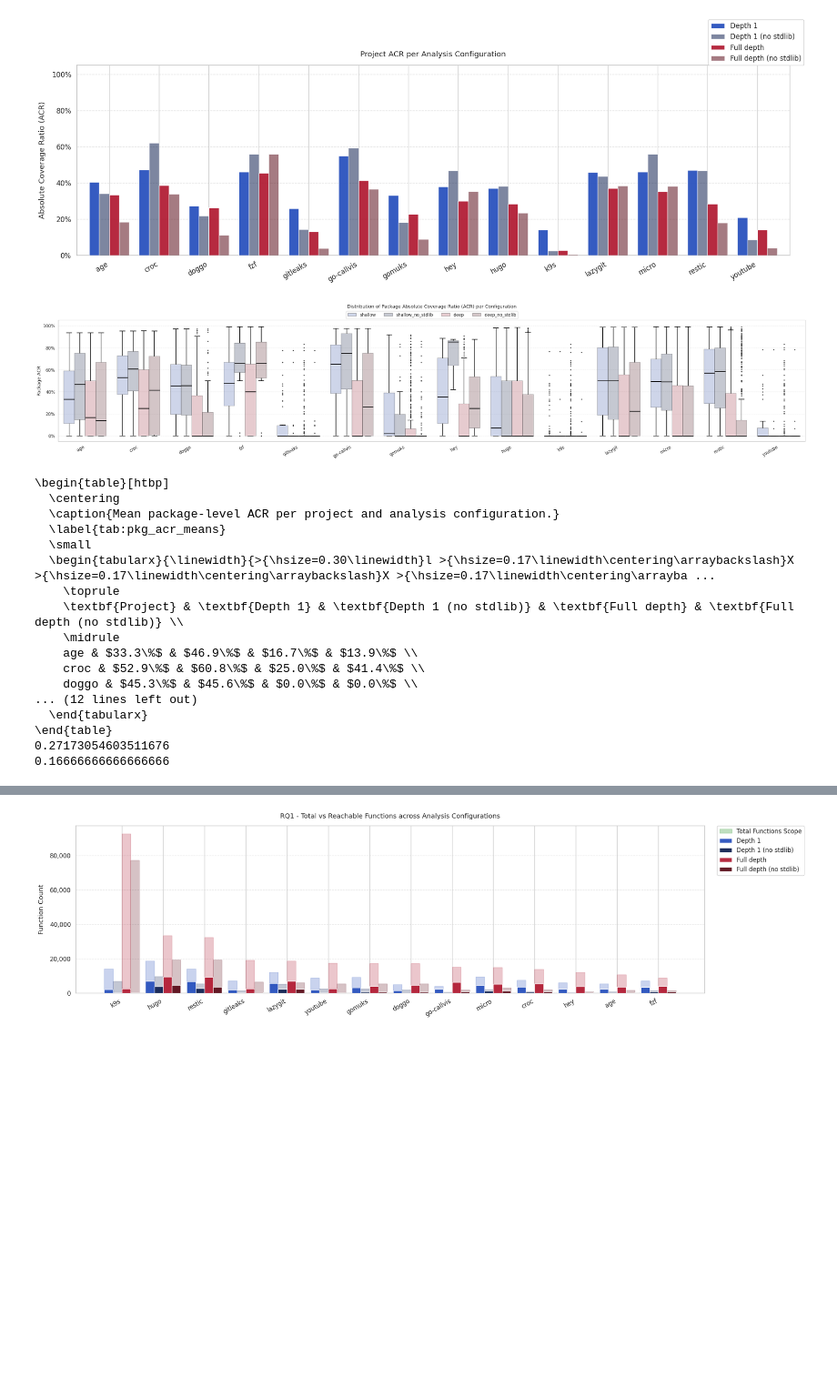
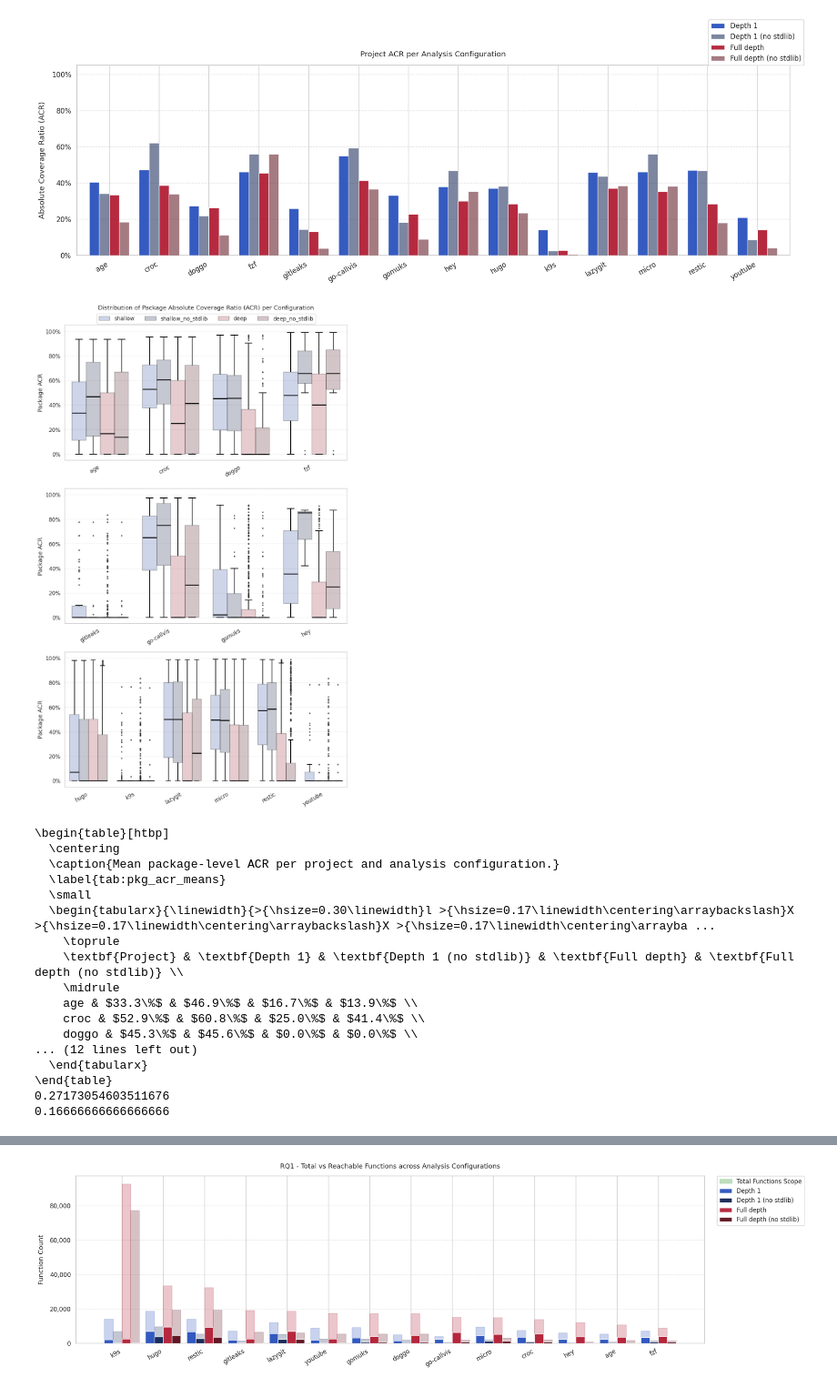
Before and after one commit to KeithFarrugia/go-callstat, a Jupyter notebook: Thesis_result_gatheringFinal.ipynb, the cells around one changed output, grey strips where cells are left out. Shown at 91% size. Drawn from its saved outputs; the diff is of its cells as text; code cells hidden in the pictures; blank space fills up the shorter version.

Commit message:
slight update

```diff
--- a/Thesis_result_gatheringFinal.ipynb
+++ b/Thesis_result_gatheringFinal.ipynb
@@ -526,96 +526,85 @@ import seaborn as sns
 
 
 def plot_package_acr_distribution(pkg_df: pd.DataFrame):
-    """Renders a clean boxplot distribution showing package-level ACR
+    plot_df = pkg_df[pkg_df["func_total"] > 0].copy()
+    projects = sorted(plot_df["project"].unique())
+    third = len(projects) // 3
+    splits = [projects[:third], projects[third:2*third], projects[2*third:]]
 
-    across configurations grouped by project, with a horizontal layout legend up top.
-    """
-    plot_df = pkg_df[pkg_df["func_total"] > 0].copy()
+    fig, axes = plt.subplots(3, 1, figsize=(max(10, third * 2.2), 16))
 
-    n_proj = plot_df["project"].nunique()
-    # Boosted height slightly to 6.5 to give the top legend breathing room below the title
-    fig, ax = plt.subplots(figsize=(max(12, n_proj * 2.2), 6.5))
+    for ax, proj_group in zip(axes, splits):
+        subset = plot_df[plot_df["project"].isin(proj_group)]
+        sns.boxplot(
+            data=subset,
+            x="project",
+            y="acr",
+            hue="case",
+            hue_order=CASE_ORDER,
+            palette=CASE_COLORS,
+            order=proj_group,
+            ax=ax,
+            fliersize=2,
+            linewidth=1.5,
+            boxprops=dict(edgecolor="black", alpha=0.25),
+            whiskerprops=dict(color="black", alpha=1.0),
+            capprops=dict(color="black", alpha=1.0),
+            medianprops=dict(color="black", linewidth=2.0, alpha=1.0),
+        )
+        ax.set_ylabel("Package ACR")
+        ax.set_xlabel("")
+        ax.set_ylim(-0.05, 1.05)
+        ax.yaxis.set_major_formatter(mticker.PercentFormatter(xmax=1))
+        ax.set_xticklabels(proj_group, rotation=30, ha="right")
+        ax.grid(axis="y", linestyle="--", alpha=0.4, zorder=0)
+        ax.get_legend().remove()
 
-    # Render the distribution curves
-    sns.boxplot(
-        data=plot_df,
-        x="project",
-        y="acr",
-        hue="case",
-        hue_order=CASE_ORDER,
-        palette=CASE_COLORS,
-        ax=ax,
-        fliersize=2,
-        linewidth=1.5,
-        boxprops=dict(edgecolor="black", alpha=0.25),
-        whiskerprops=dict(color="black", alpha=1.0),
-        capprops=dict(color="black", alpha=1.0),
-        medianprops=dict(color="black", linewidth=2.0, alpha=1.0),
-    )
-
-    # Styling & Typography
-    # Increased title pad to 35 so it sits cleanly above the new top horizontal legend
-    ax.set_title(
+    axes[0].set_title(
         "Distribution of Package Absolute Coverage Ratio (ACR) per Configuration",
         pad=35,
         fontweight="medium",
     )
-    ax.set_ylabel("Package ACR")
-    ax.set_xlabel("")
-    ax.set_ylim(-0.05, 1.05)
-
-    import matplotlib.ticker as mticker
-
-    ax.yaxis.set_major_formatter(mticker.PercentFormatter(xmax=1))
-
-    ax.set_xticks(range(n_proj))
-    ax.set_xticklabels(
-        [t.get_text() for t in ax.get_xticklabels()], rotation=30, ha="right"
-    )
-    ax.grid(axis="y", linestyle="--", alpha=0.4, zorder=0)
-
-    # Fixed: Positioned centrally above the plot area in a flat horizontal line
-    ax.legend(
-        title="",  # Kept blank to keep the top bar clean and compact
+    axes[0].legend(
+        title="",
         loc="lower center",
         bbox_to_anchor=(0.5, 1.01),
-        ncol=len(CASE_ORDER),  # Spreads items horizontally
+        ncol=len(CASE_ORDER),
         framealpha=0.9,
         borderaxespad=0,
     )
 
     plt.tight_layout()
-    plt.savefig("package_acr_distribution_boxplot.pdf", bbox_inches="tight")
+    plt.savefig("Package ACR.png", bbox_inches="tight", dpi=300)
     plt.show()
 
 
 # Run the visualization setup
 plot_package_acr_distribution(PKG_DF)
 
 
 pkg_means = (
     PKG_DF[PKG_DF["func_total"] > 0]
     .groupby(["project", "case"])["acr"]
     .median()
     .reset_index()
     .pivot(index="project", columns="case", values="acr")
     .reindex(columns=CASE_ORDER)
     .sort_index()
 )
 
 generate_latex_acr_means_table(pkg_means, CASE_ORDER, CASE_LABELS)
 
 
 print(PKG_DF[
     (PKG_DF["project"] == "age") & (PKG_DF["case"] == "deep") & (PKG_DF["func_total"] > 0)
 ]["acr"].mean())
 
 # What the plot actually shows as the box centre
 print(PKG_DF[
     (PKG_DF["project"] == "age") & (PKG_DF["case"] == "deep") & (PKG_DF["func_total"] > 0)
 ]["acr"].median())
 # %% [output]
-[figure, old version]
+[figure, new version]
 \begin{table}[htbp]
   \centering
   \caption{Mean package-level ACR per project and analysis configuration.}
```
Also changed, not shown: parts of 5 cells of this notebook, 6 other files.
